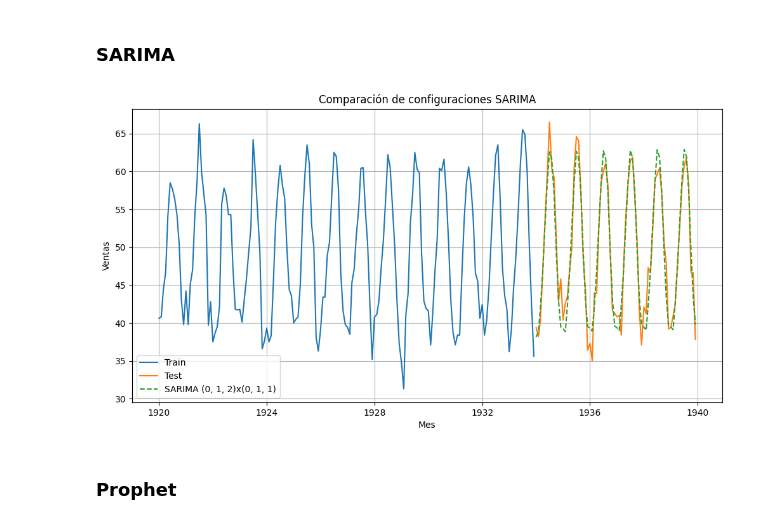
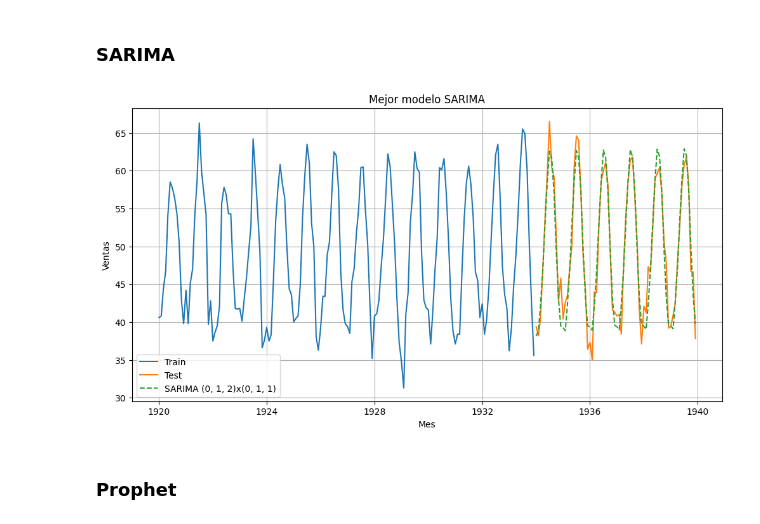
Before and after one commit to Fabiola-cc/Lab1_SeriesDeTiempo, a Jupyter notebook: ST_monthlyTemp.ipynb, the cells around one changed output. Cells and saved outputs as stored; diff of their text form; code cells hidden in the pictures.

```diff
--- a/ST_monthlyTemp.ipynb
+++ b/ST_monthlyTemp.ipynb
@@ -204,35 +194,35 @@ for param in param_combinations:
 
             sarima_results.append({
                 'params': param,
                 'seasonal': seasonal,
                 'RMSE': rmse,
                 'MAE': mae,
                 'predicciones': forecast
             })
         except:
             continue
 
 # Convertir a DataFrame y obtener el mejor
 sarima_df = pd.DataFrame(sarima_results)
 best_sarima = sarima_df.sort_values(by='RMSE').iloc[0]
 
 # Gráfico base con datos reales
 plt.figure(figsize=(12, 6))
 plt.plot(train_data.index, train_data['Temperature'], label='Train')
 plt.plot(test_data.index, test_data['Temperature'], label='Test')
 
 label = f"SARIMA {best_sarima['params']}x{best_sarima['seasonal']}"
 plt.plot(test_data.index, best_sarima['predicciones'], linestyle='--', label=label)
 
 # Personalización del gráfico
-plt.title("Comparación de configuraciones SARIMA")
+plt.title("Mejor modelo SARIMA")
 plt.xlabel("Mes")
 plt.ylabel("Ventas")
 plt.legend()
 plt.grid(True)
 plt.show()
 # %% [output]
-[figure, old version]
+[figure, new version]
 # %% [markdown]
 ### Prophet
 # %%
```
Also changed, not shown: parts of 7 cells of this notebook, 1 other file.
